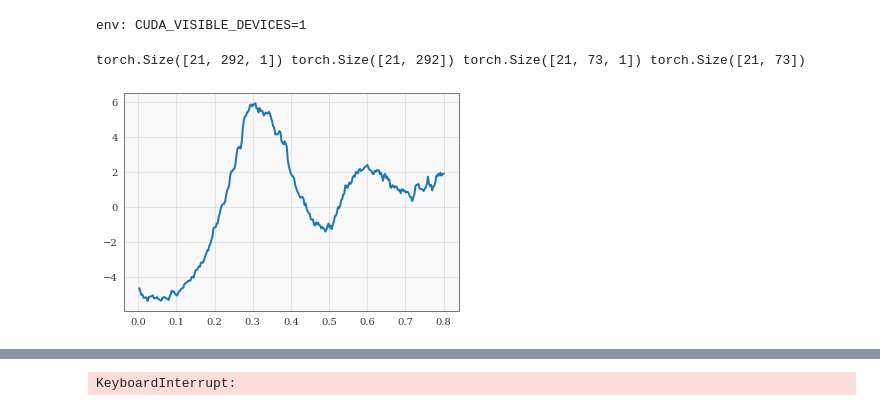
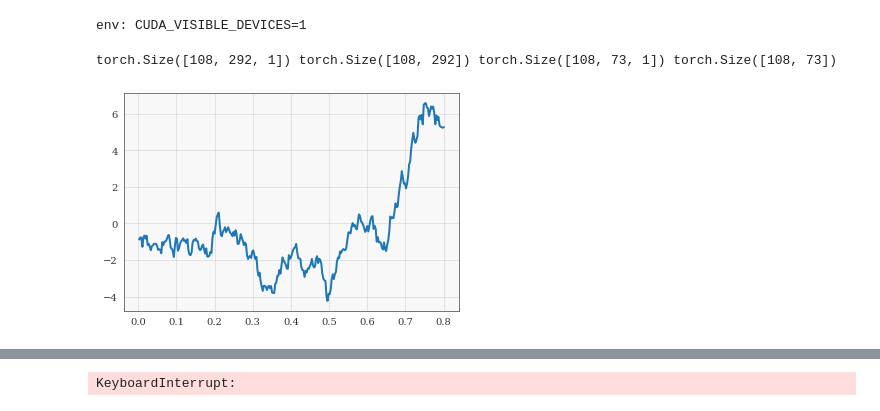
Before and after one commit to cornellius-gp/gpytorch, a Jupyter notebook: examples/01_Simple_GP_Regression/NS_Spectral_AF_Kernel_NS_Function-PRCP.ipynb, the cells around one changed output, grey strips where cells are left out. Saved outputs shown, nothing was run; the diff lists cells and outputs as text; code cells hidden in the pictures.

```diff
--- a/examples/01_Simple_GP_Regression/NS_Spectral_AF_Kernel_NS_Function-PRCP.ipynb
+++ b/examples/01_Simple_GP_Regression/NS_Spectral_AF_Kernel_NS_Function-PRCP.ipynb
@@ -39,36 +40,36 @@ from scipy.io import loadmat
 
 # train_x = torch.tensor(data['X'][:132]).cuda()
 # train_y = torch.tensor(data['y'][:132]).cuda().squeeze()
 
 # test_x = torch.tensor(data['X'][132:]).cuda()
 # test_y = torch.tensor(data['y'][132:]).cuda().squeeze()
 
-train_x, train_y, test_x, test_y = torch.load('prcp_data.pt')
+train_x, train_y, test_x, test_y = torch.load('prcp_data_ne.pt')
 
 train_x = train_x / 365.
 test_x = test_x / 365.
 
 plt.plot(train_x.squeeze().cpu(), train_y[1].squeeze().cpu())
 
 train_x = train_x.repeat(train_y.size(-2), 1)
 test_x = test_x.repeat(train_y.size(-2), 1)
 train_y = train_y
 test_y = test_y
 train_x = train_x.unsqueeze(-1)
 test_x = test_x.unsqueeze(-1)
 
 print(train_x.shape, train_y.shape, test_x.shape, test_y.shape)
 # plt.plot(train_x.squeeze().cpu(), train_y[1].squeeze().cpu())
 
 # q, r = torch.qr(train_x)
 
 # weight = torch.solve(q.t().matmul(train_y).unsqueeze(-1), r).solution.squeeze()
 
 # resid_y = train_y - weight * train_x.squeeze()
 # plt.plot(train_x.squeeze().cpu(), resid_y.squeeze().cpu())
 # %% [output]
-torch.Size([21, 292, 1]) torch.Size([21, 292]) torch.Size([21, 73, 1]) torch.Size([21, 73])
+torch.Size([108, 292, 1]) torch.Size([108, 292]) torch.Size([108, 73, 1]) torch.Size([108, 73])
-[figure, old version]
+[figure, new version]
 # %%
 from botorch.fit import fit_gpytorch_model
 from gpytorch.kernels import ScaleKernel
```
Also changed, not shown: parts of 8 cells of this notebook, 6 other files.
